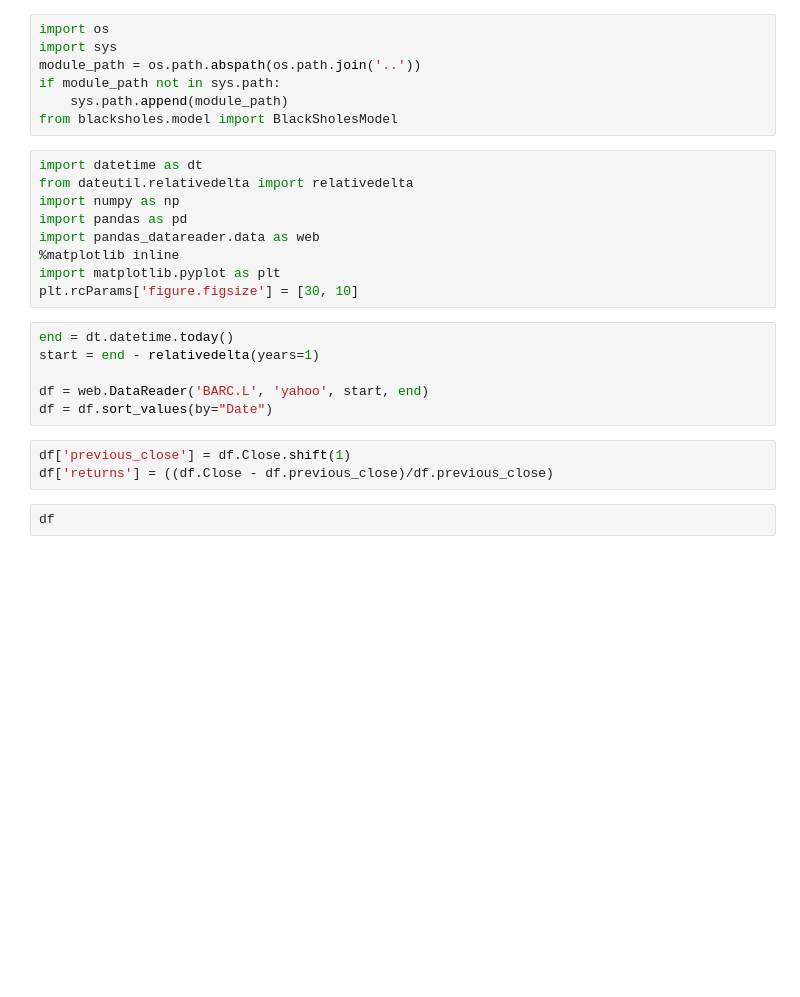
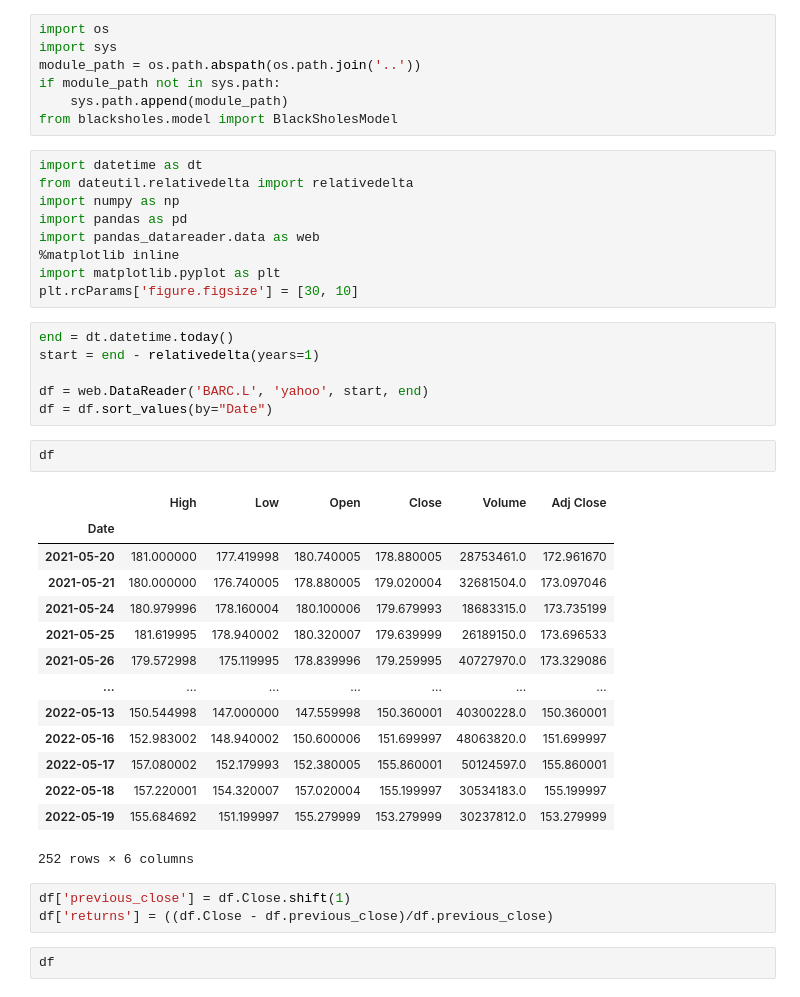
Before and after one commit to sabakilai/black-scholes, a Jupyter notebook: ipynb/bsm-barclays-stock-demo.ipynb, the cells around one changed output. Saved outputs shown, nothing was run; the diff lists cells and outputs as text; blank space fills up the shorter version.

```diff
--- a/ipynb/bsm-barclays-stock-demo.ipynb
+++ b/ipynb/bsm-barclays-stock-demo.ipynb
@@ -20,6 +20,23 @@ start = end - relativedelta(years=1)
 
 df = web.DataReader('BARC.L', 'yahoo', start, end)
 df = df.sort_values(by="Date")
+# %%
+df
+# %% [output]
+|  | High | Low | Open | Close | Volume | Adj Close |
+| Date |  |  |  |  |  |  |
+| 2021-05-20 | 181.000000 | 177.419998 | 180.740005 | 178.880005 | 28753461.0 | 172.961670 |
+| 2021-05-21 | 180.000000 | 176.740005 | 178.880005 | 179.020004 | 32681504.0 | 173.097046 |
+| 2021-05-24 | 180.979996 | 178.160004 | 180.100006 | 179.679993 | 18683315.0 | 173.735199 |
+| 2021-05-25 | 181.619995 | 178.940002 | 180.320007 | 179.639999 | 26189150.0 | 173.696533 |
+| 2021-05-26 | 179.572998 | 175.119995 | 178.839996 | 179.259995 | 40727970.0 | 173.329086 |
+| ... | ... | ... | ... | ... | ... | ... |
+| 2022-05-13 | 150.544998 | 147.000000 | 147.559998 | 150.360001 | 40300228.0 | 150.360001 |
+| 2022-05-16 | 152.983002 | 148.940002 | 150.600006 | 151.699997 | 48063820.0 | 151.699997 |
+| 2022-05-17 | 157.080002 | 152.179993 | 152.380005 | 155.860001 | 50124597.0 | 155.860001 |
+| 2022-05-18 | 157.220001 | 154.320007 | 157.020004 | 155.199997 | 30534183.0 | 155.199997 |
+| 2022-05-19 | 155.684692 | 151.199997 | 155.279999 | 153.279999 | 30237812.0 | 153.279999 |
+252 rows × 6 columns
 # %%
 df['previous_close'] = df.Close.shift(1)
 df['returns'] = ((df.Close - df.previous_close)/df.previous_close)
```
Also changed, not shown: parts of 8 cells of this notebook, 3 other files.
